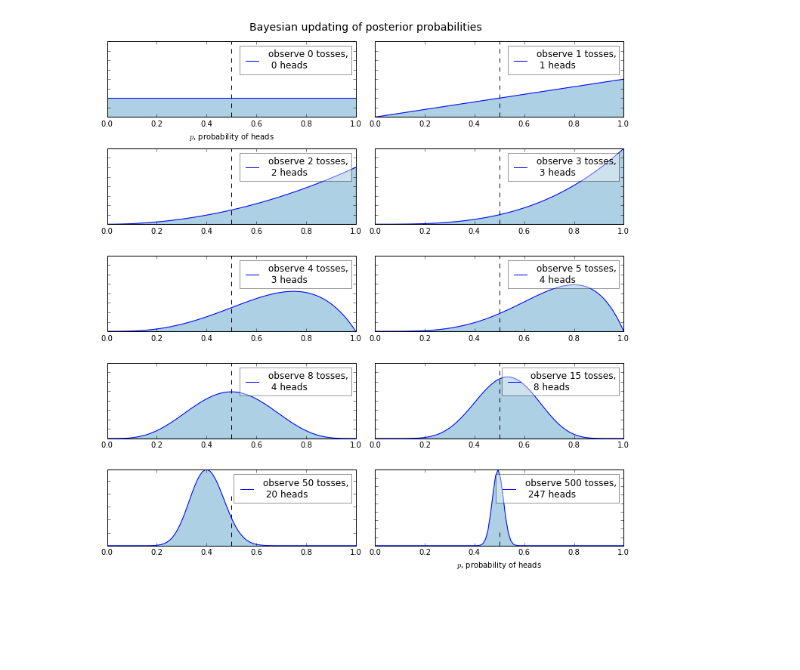
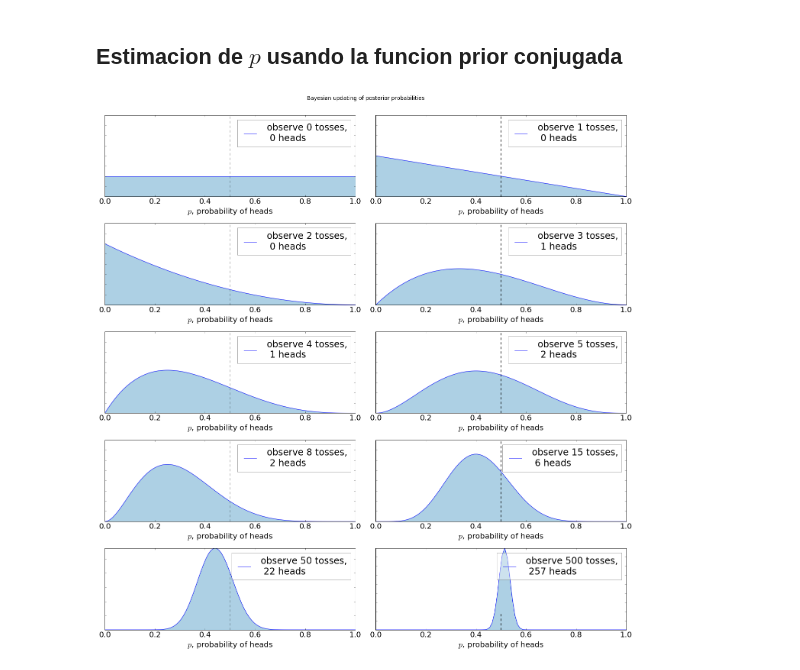
Before and after one commit to rubenpinzon/Wigner-Pattern, a Jupyter notebook: Bernulli-beta parameter estimation.ipynb, the cells around one changed output. Saved outputs shown, nothing was run; the diff lists cells and outputs as text; code cells hidden in the pictures; blank space fills up the shorter version.

```diff
--- a/Bernulli-beta parameter estimation.ipynb
+++ b/Bernulli-beta parameter estimation.ipynb
@@ -11,37 +30,44 @@ http://nbviewer.jupyter.org/github/CamDavidsonPilon/Probabilistic-Programming-an
+# %% [markdown]
+## Estimacion de $p$ usando la funcion prior conjugada
 # %%
 %matplotlib inline
 import numpy as np
 from matplotlib import pyplot as plt
 import scipy.stats as stats
+
+plt.rcParams.update({'font.size': 20})
 # %%
-fig = plt.figure(figsize=(10, 10))
+# Aqui esta la funcion conjugada de la binomial = beta
+dist = stats.beta
 
-dist = stats.beta
+# Probemos con diferente tamaño de experimentos para ver como cambia la estimacion de p
 n_trials = [0, 1, 2, 3, 4, 5, 8, 15, 50, 500]
+
+# Aqui simulamos el lanzamiento de la moneda
 data = stats.bernoulli.rvs(0.5, size=n_trials[-1])
 x = np.linspace(0, 1, 100)
 
-# For the already prepared, I'm using Binomial's conj. prior.
+# Preparamos la figura
+fig = plt.figure(figsize=(20, 20))
+# Y para cada uno de los experimentos
 for k, N in enumerate(n_trials):
+
+    heads = data[:N].sum() # Numero de caras: exitos del experimento
+    #calculamos la prob. posterior P(p|x1,..xn) como la Beta(1 + caras,1 + sellos),
+    y = dist.pdf(x, 1 + heads, 1 + N - heads)
+
+    #La figura de la prob. posterior
     sx = plt.subplot(len(n_trials) / 2, 2, k + 1)
-    plt.xlabel("$p$, probability of heads") \
-        if k in [0, len(n_trials) - 1] else None
+    plt.xlabel("$p$, probability of heads")
     plt.setp(sx.get_yticklabels(), visible=False)
-    heads = data[:N].sum()
-    y = dist.pdf(x, 1 + heads, 1 + N - heads)
     plt.plot(x, y, label="observe %d tosses,\n %d heads" % (N, heads))
     plt.fill_between(x, 0, y, color="#348ABD", alpha=0.4)
     plt.vlines(0.5, 0, 4, color="k", linestyles="--", lw=1)
-
     leg = plt.legend()
     leg.get_frame().set_alpha(0.4)
     plt.autoscale(tight=True)
 
-
-plt.suptitle("Bayesian updating of posterior probabilities",
-             y=1.02,
-             fontsize=14)
-
+plt.suptitle("Bayesian updating of posterior probabilities",y=1.02,fontsize=14)
 plt.tight_layout()
 # %% [output]
-[figure, old version]
+[figure, new version]
```
Also changed, not shown: parts of 4 cells of this notebook, 2 other files.
